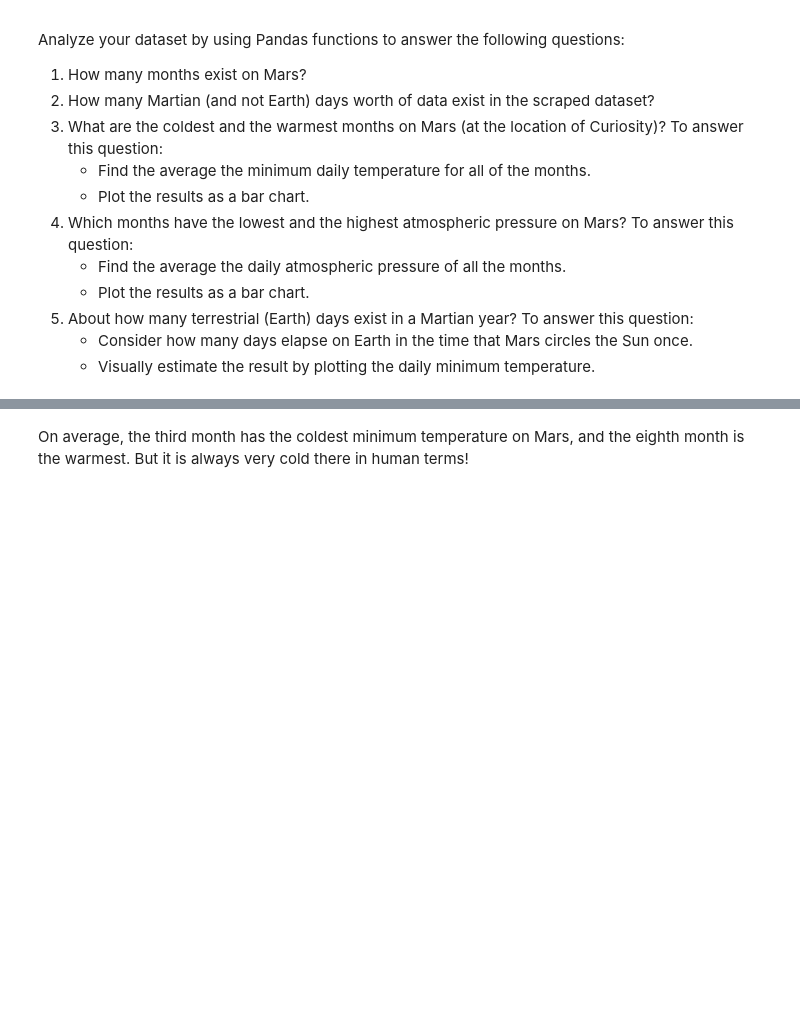
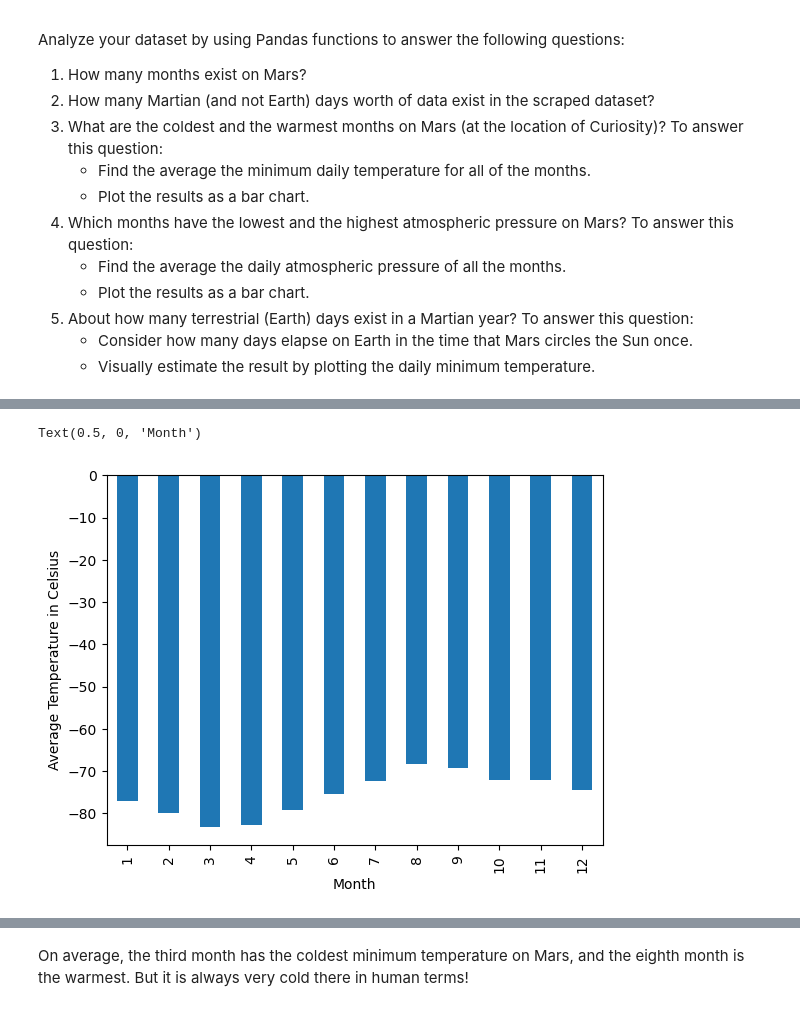
Before and after one commit to sallyca530/Web-scraping-Challenge, a Jupyter notebook: WebScraping/part_2_mars_weather.ipynb, the cells around one changed output, grey strips where cells are left out. Saved outputs shown, nothing was run; the diff lists cells and outputs as text; code cells hidden in the pictures; blank space fills up the shorter version.

```diff
--- a/WebScraping/part_2_mars_weather.ipynb
+++ b/WebScraping/part_2_mars_weather.ipynb
@@ -144,4 +124,5 @@ Examine the data types that are currently associated with each column. If necess
 # %%
 # Change data types for data analysis
+mars_df['terrestrial_date'] = pd.to_datetime(mars_df['terrestrial_date'])
 # %%
 # Confirm type changes were successful by examining data types again
@@ -168,2 +180,4 @@ Analyze your dataset by using Pandas functions to answer the following questions
 # %%
 # 3. What is the average low temperature by month?
+low_by_month = mars_df.groupby('month')['min_temp'].mean()
+low_by_month
@@ -170,4 +199,10 @@ Analyze your dataset by using Pandas functions to answer the following questions
 # %%
 # Plot the average temperature by month
+low_by_month.plot(kind='bar')
+plt.ylabel('Average Temperature in Celsius')
+plt.xlabel("Month")
+# %% [output]
+Text(0.5, 0, 'Month')
+[figure, added]
 # %%
 # Identify the coldest and hottest months in Curiosity's location
```
Also changed, not shown: parts of 13 cells of this notebook, 1 other file.
